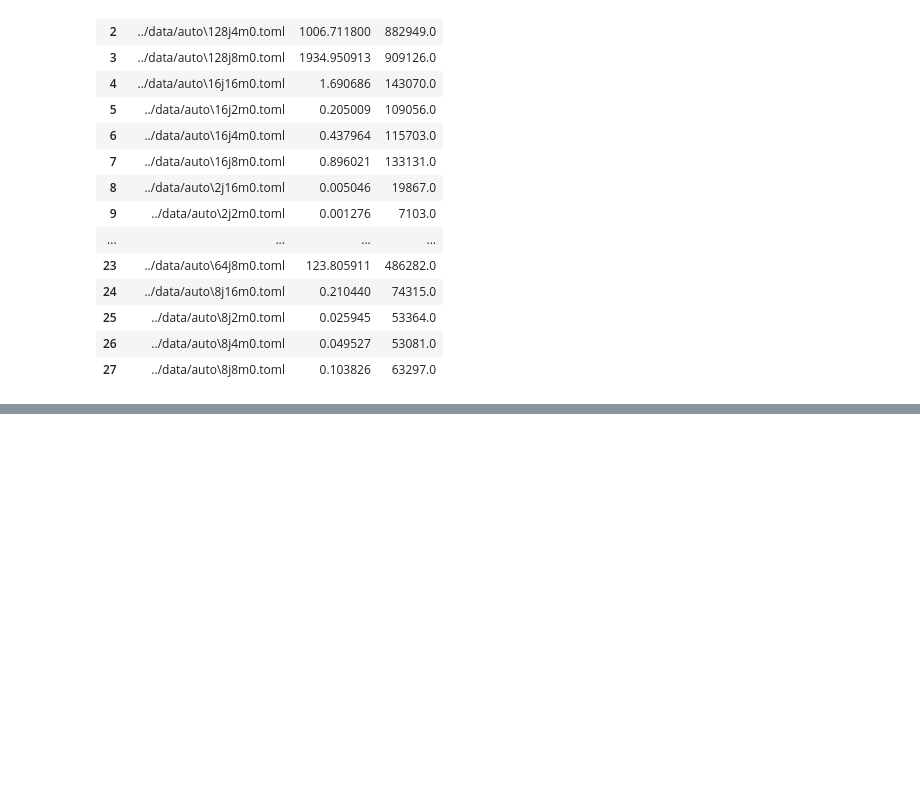
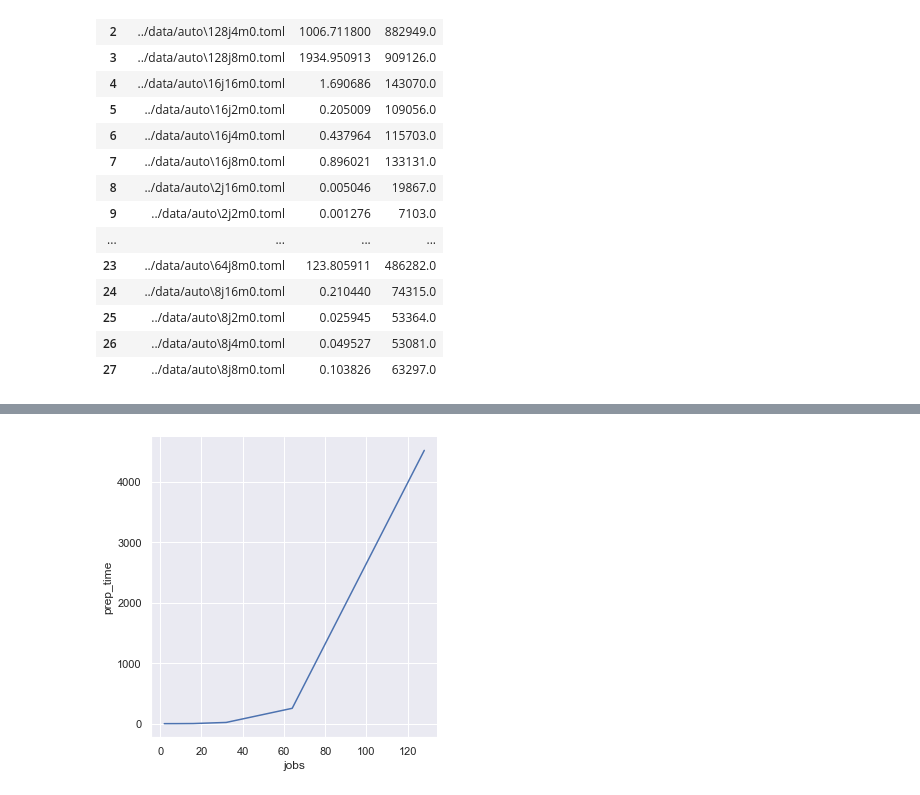
Before and after one commit to ksazon/pcoss, a Jupyter notebook: mgr_linux/mgr_client/prepare_data_files.ipynb, the cells around one changed output, grey strips where cells are left out. Saved outputs shown, nothing was run; the diff lists cells and outputs as text; code cells hidden in the pictures; blank space fills up the shorter version.

```diff
--- a/mgr_linux/mgr_client/prepare_data_files.ipynb
+++ b/mgr_linux/mgr_client/prepare_data_files.ipynb
@@ -144,0 +152,5 @@ op_times_df
+# %%
+g = sns.relplot(x="jobs", y="prep_time", data=op_times_df[op_times_df.machines==16], kind="line",)
+# g.fig.autofmt_xdate()
+# %% [output]
+[figure, added]
```
Also changed, not shown: parts of 3 cells of this notebook, 8 other files.
